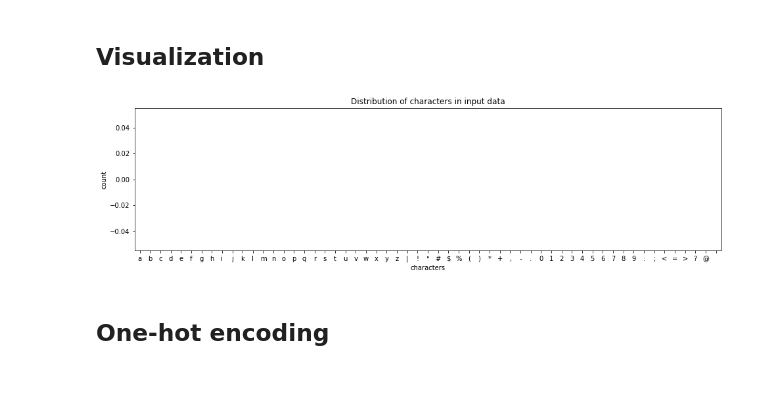
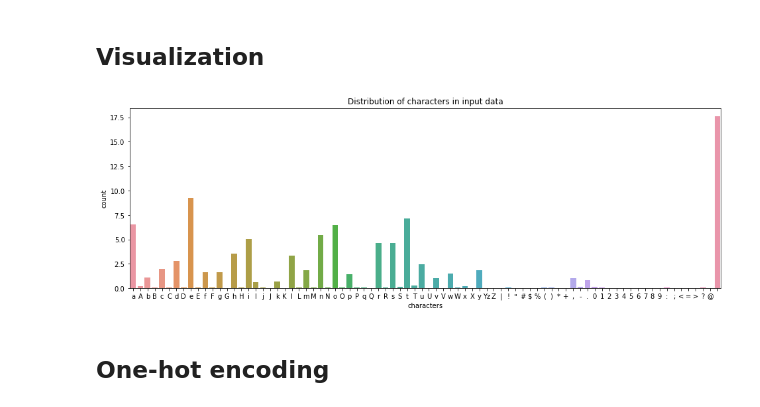
Before and after one commit to sapvan/udacity-mlnd-capstone-project, a Jupyter notebook: blog_bot.ipynb, the cells around one changed output. Drawn from its saved outputs; the diff is of its cells as text; code cells hidden in the pictures; blank space fills up the shorter version.

Commit message:
updating input data visualization

```diff
--- a/blog_bot.ipynb
+++ b/blog_bot.ipynb
@@ -111,20 +109,20 @@ nb sequences: 2170111
 # %%
 text_len = len(text)
 
 char_frequency_counter = Counter()
 char_frequency_counter += Counter(text)
 
 char_frequency_dataframe = pd.DataFrame.from_dict(char_frequency_counter, orient='index').reset_index()
 char_frequency_dataframe = char_frequency_dataframe.rename(columns={'index':'characters', 0:'count'})
-order_of_chars = ['a', 'b', 'c', 'd', 'e', 'f', 'g', 'h', 'i', 'j', 'k', 'l', 'm', 'n', 'o', 'p', 'q', 'r', 's', 't', 'u', 'v', 'w', 'x', 'y', 'z','|', '!', '"', '#', '$', '%', '(', ')', '*', '+', ',', '-', '.', '0', '1', '2', '3', '4', '5', '6', '7', '8', '9', ':', ';', '<', '=', '>', '?', '@', ' ']
+order_of_chars = ['a', 'A', 'b', 'B', 'c', 'C', 'd', 'D', 'e', 'E', 'f', 'F', 'g', 'G', 'h', 'H', 'i', 'I', 'j', 'J', 'k', 'K', 'l', 'L', 'm', 'M', 'n', 'N', 'o', 'O', 'p', 'P', 'q', 'Q', 'r', 'R', 's', 'S', 't', 'T', 'u', 'U', 'v', 'V', 'w', 'W', 'x', 'X', 'y', 'Y' 'z', 'Z', '|', '!', '"', '#', '$', '%', '(', ')', '*', '+', ',', '-', '.', '0', '1', '2', '3', '4', '5', '6', '7', '8', '9', ':', ';', '<', '=', '>', '?', '@', ' ']
 
-pyplot.figure(figsize=(16,4))
+pyplot.figure(figsize=(16,5))
 pyplot.title('Distribution of characters in input data')
 pyplot.ylabel('Frequency [%]')
 ax = sns.barplot(x=char_frequency_dataframe["characters"], y=char_frequency_dataframe["count"],
             order=order_of_chars, estimator=lambda y: (y / text_len) * 100)
 # %% [output]
-[figure, old version]
+[figure, new version]
 # %% [markdown]
 ## One-hot encoding
 # %% [markdown]
```
Also changed, not shown: parts of 3 cells of this notebook.
